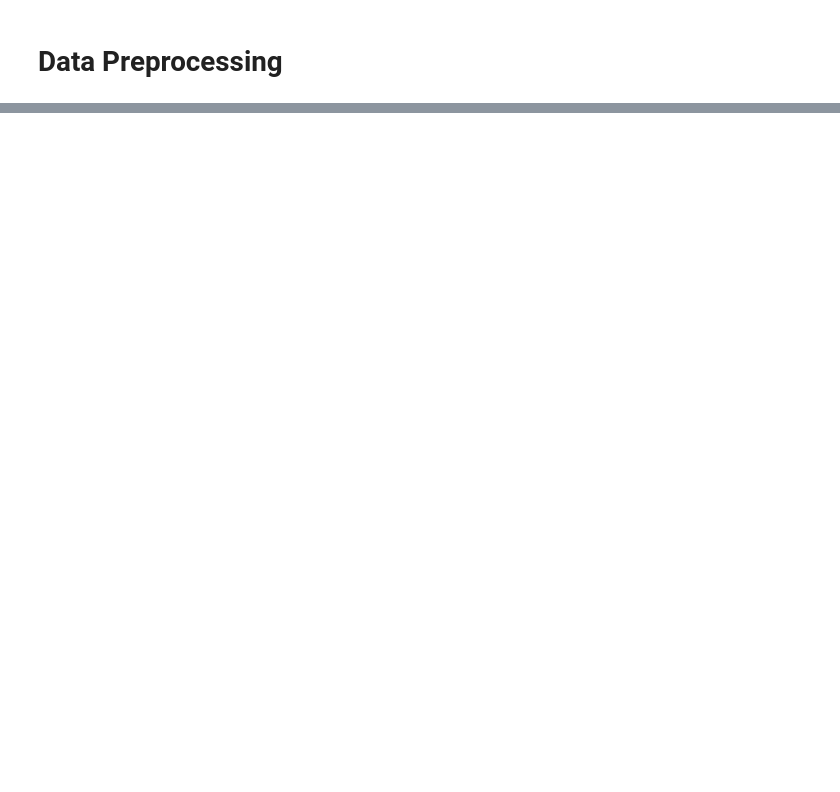
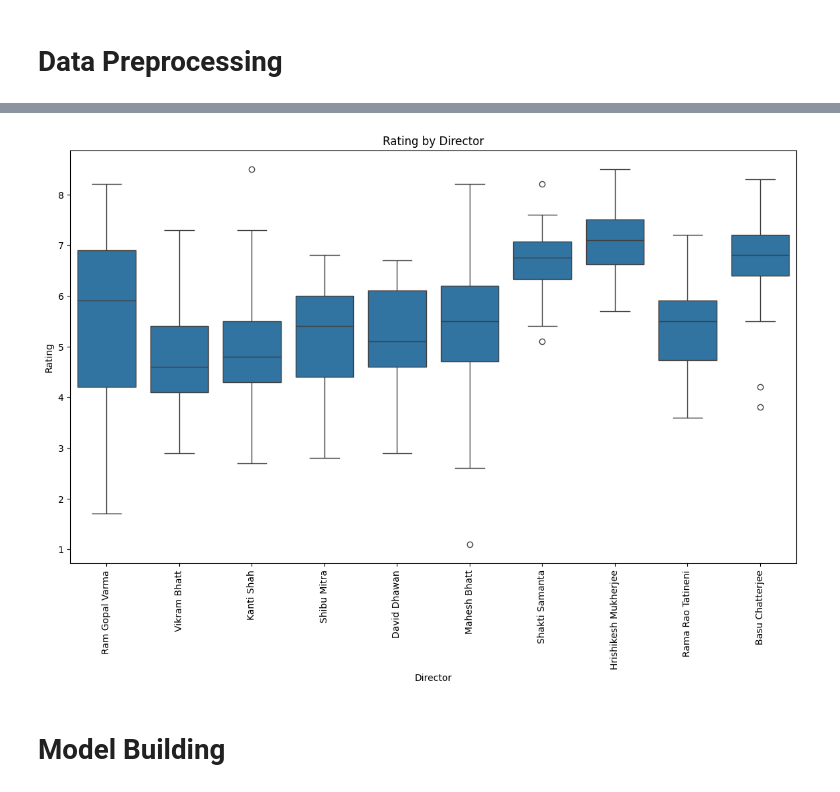
Before and after one commit to JayPant/CODSOFT, a Jupyter notebook: Task-2/movie_rating_prediction.ipynb, the cells around one changed output, grey strips where cells are left out. Cells and saved outputs as stored; diff of their text form; code cells hidden in the pictures; blank space fills up the shorter version.

```diff
--- a/Task-2/movie_rating_prediction.ipynb
+++ b/Task-2/movie_rating_prediction.ipynb
@@ -97,0 +125,13 @@ Length: 11601, dtype: int64
+# %%
+# Rating by director (show top 10 directors by movie count)
+top_directors = movie_data['Director'].value_counts().head(10).index
+top_directors_data = movie_data[movie_data['Director'].isin(top_directors)]
+plt.figure(figsize=(14, 8))
+sns.boxplot(x='Director', y='Rating', data=top_directors_data)
+plt.title('Rating by Director')
+plt.xticks(rotation=90)
+plt.show()
+# %% [output]
+[figure, added]
+# %% [markdown]
+# Model Building
```
Also changed, not shown: parts of 9 cells of this notebook, 2 other files.
